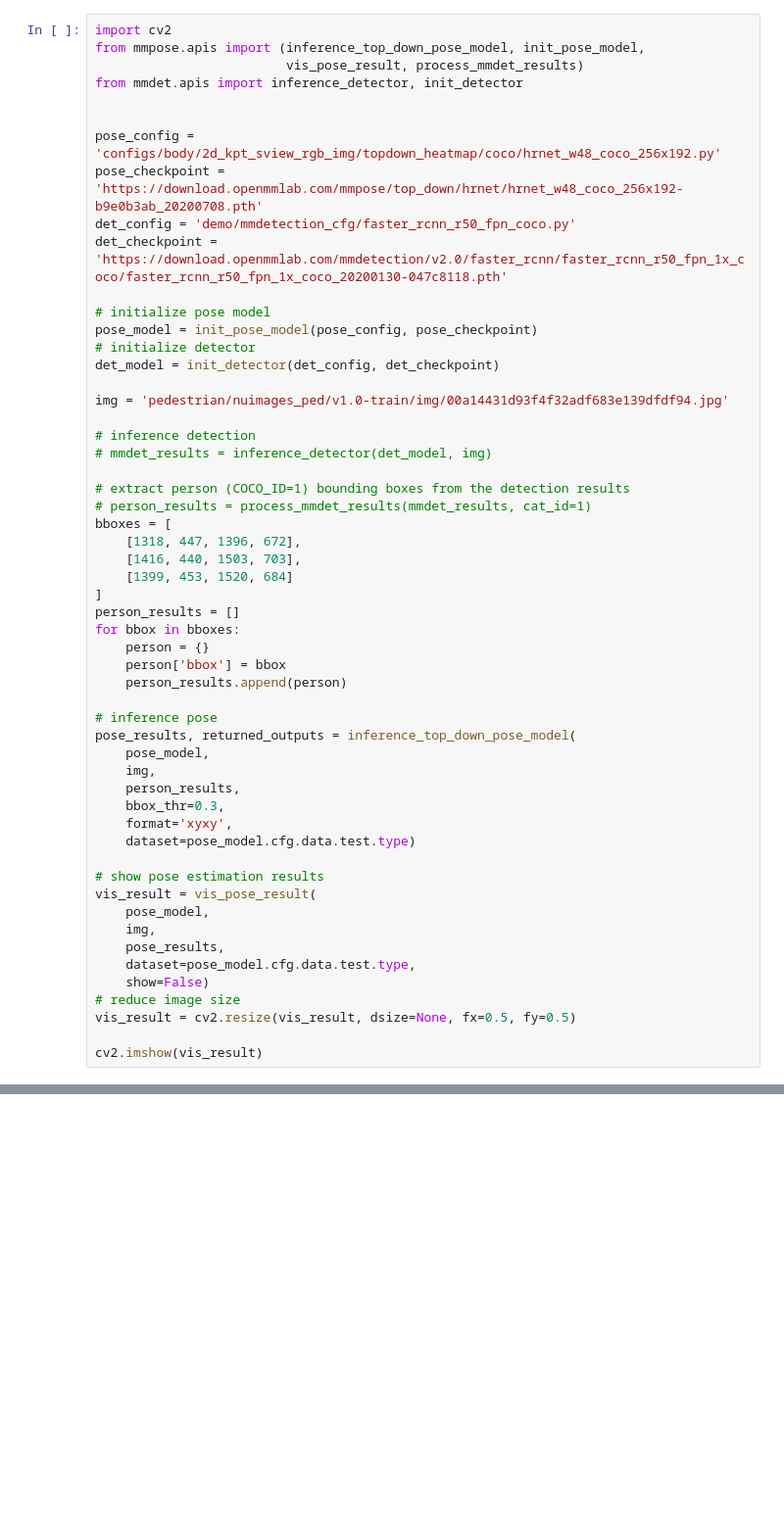
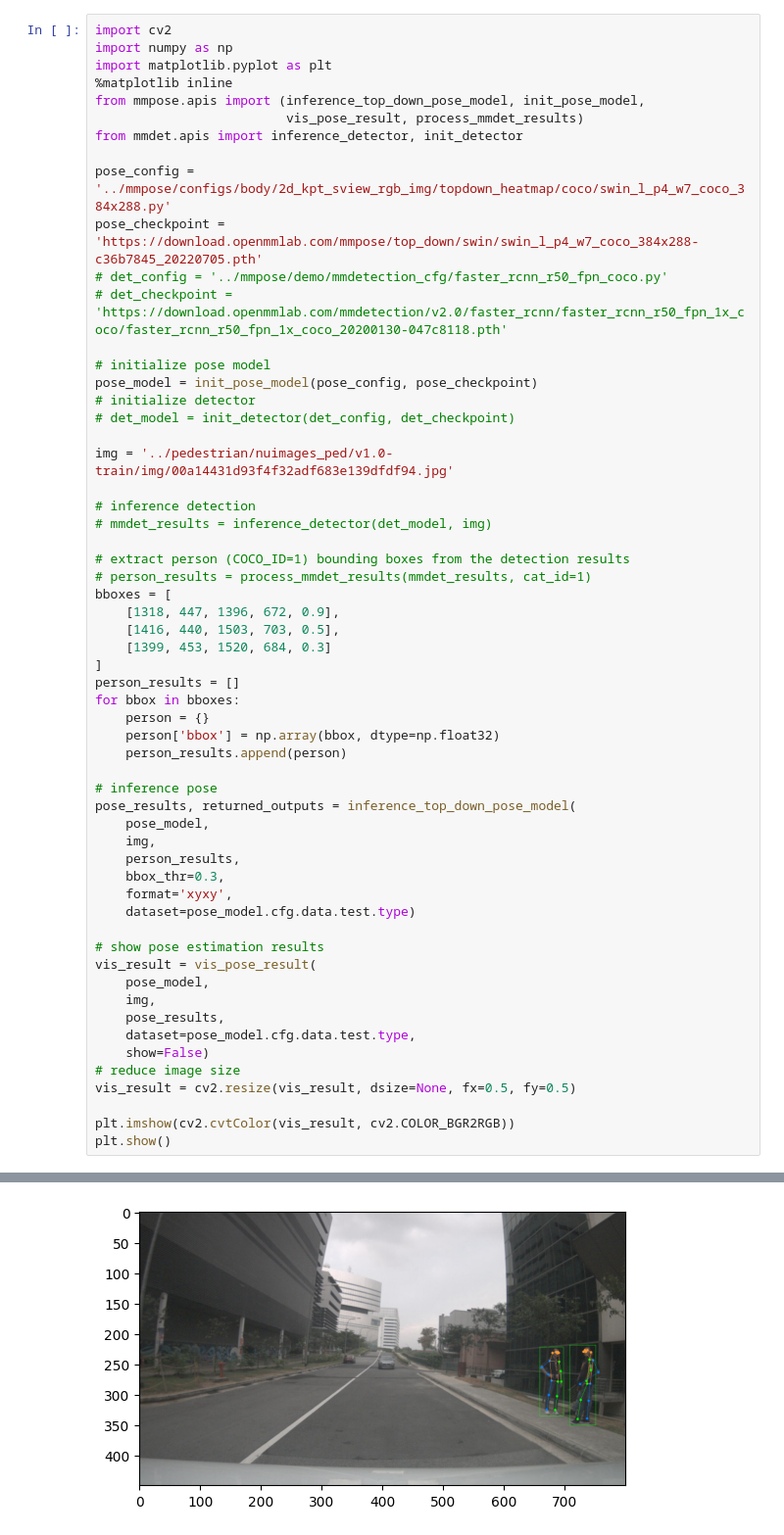
Before and after one commit to musan6363/mmpose-human2dest, a Jupyter notebook: work/test.ipynb, the cells around one changed output, grey strips where cells are left out. Shown: that part at 98% size. Saved outputs shown, nothing was run; the diff lists cells and outputs as text; blank space fills up the shorter version.

```diff
--- a/work/test.ipynb
+++ b/work/test.ipynb
@@ -1,21 +1,23 @@
 # %%
 import cv2
+import numpy as np
+import matplotlib.pyplot as plt
+%matplotlib inline
 from mmpose.apis import (inference_top_down_pose_model, init_pose_model,
                          vis_pose_result, process_mmdet_results)
 from mmdet.apis import inference_detector, init_detector
 
-
-pose_config = 'configs/body/2d_kpt_sview_rgb_img/topdown_heatmap/coco/hrnet_w48_coco_256x192.py'
-pose_checkpoint = 'https://download.openmmlab.com/mmpose/top_down/hrnet/hrnet_w48_coco_256x192-b9e0b3ab_20200708.pth'
-det_config = 'demo/mmdetection_cfg/faster_rcnn_r50_fpn_coco.py'
-det_checkpoint = 'https://download.openmmlab.com/mmdetection/v2.0/faster_rcnn/faster_rcnn_r50_fpn_1x_coco/faster_rcnn_r50_fpn_1x_coco_20200130-047c8118.pth'
+pose_config = '../mmpose/configs/body/2d_kpt_sview_rgb_img/topdown_heatmap/coco/swin_l_p4_w7_coco_384x288.py'
+pose_checkpoint = 'https://download.openmmlab.com/mmpose/top_down/swin/swin_l_p4_w7_coco_384x288-c36b7845_20220705.pth'
+# det_config = '../mmpose/demo/mmdetection_cfg/faster_rcnn_r50_fpn_coco.py'
+# det_checkpoint = 'https://download.openmmlab.com/mmdetection/v2.0/faster_rcnn/faster_rcnn_r50_fpn_1x_coco/faster_rcnn_r50_fpn_1x_coco_20200130-047c8118.pth'
 
 # initialize pose model
 pose_model = init_pose_model(pose_config, pose_checkpoint)
 # initialize detector
-det_model = init_detector(det_config, det_checkpoint)
+# det_model = init_detector(det_config, det_checkpoint)
 
-img = 'pedestrian/nuimages_ped/v1.0-train/img/00a14431d93f4f32adf683e139dfdf94.jpg'
+img = '../pedestrian/nuimages_ped/v1.0-train/img/00a14431d93f4f32adf683e139dfdf94.jpg'
 
 # inference detection
 # mmdet_results = inference_detector(det_model, img)
@@ -23,14 +25,14 @@ img = 'pedestrian/nuimages_ped/v1.0-train/img/00a14431d93f4f32adf683e139dfdf94.j
 # extract person (COCO_ID=1) bounding boxes from the detection results
 # person_results = process_mmdet_results(mmdet_results, cat_id=1)
 bboxes = [
-    [1318, 447, 1396, 672],
-    [1416, 440, 1503, 703],
-    [1399, 453, 1520, 684]
+    [1318, 447, 1396, 672, 0.9],
+    [1416, 440, 1503, 703, 0.5],
+    [1399, 453, 1520, 684, 0.3]
 ]
 person_results = []
 for bbox in bboxes:
     person = {}
-    person['bbox'] = bbox
+    person['bbox'] = np.array(bbox, dtype=np.float32)
     person_results.append(person)
 
 # inference pose
@@ -52,5 +54,6 @@ vis_result = vis_pose_result(
 # reduce image size
 vis_result = cv2.resize(vis_result, dsize=None, fx=0.5, fy=0.5)
 
-cv2.imshow(vis_result)
+plt.imshow(cv2.cvtColor(vis_result, cv2.COLOR_BGR2RGB))
+plt.show()
 # %% [output]
@@ -57,0 +62 @@ ImportError: /lib/x86_64-linux-gnu/libc.so.6: version `GLIBC_2.34' not found (re
+[figure, added]
```
Also changed, not shown: parts of 7 cells of this notebook.
